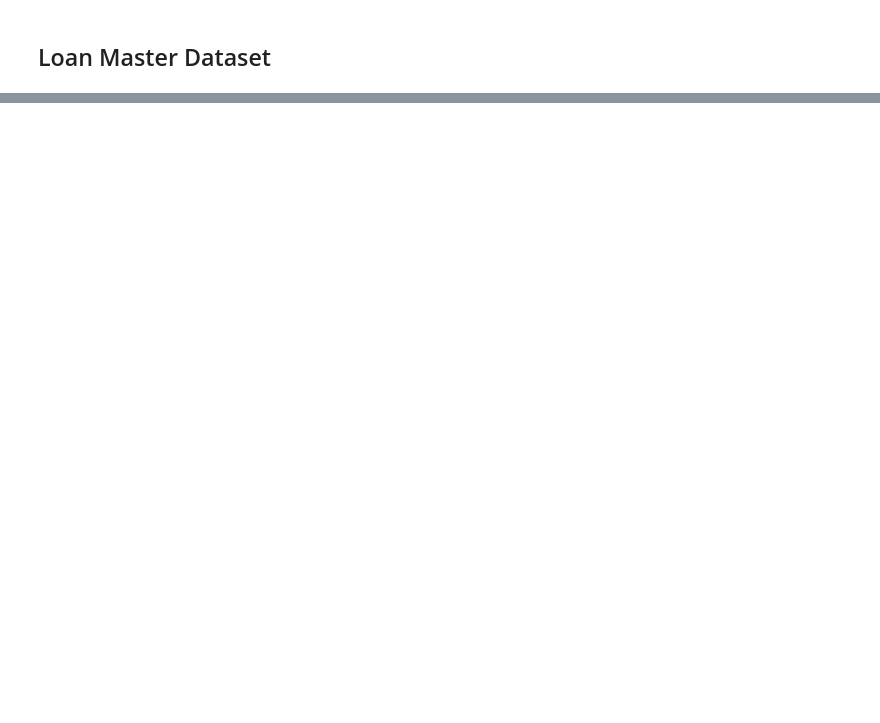
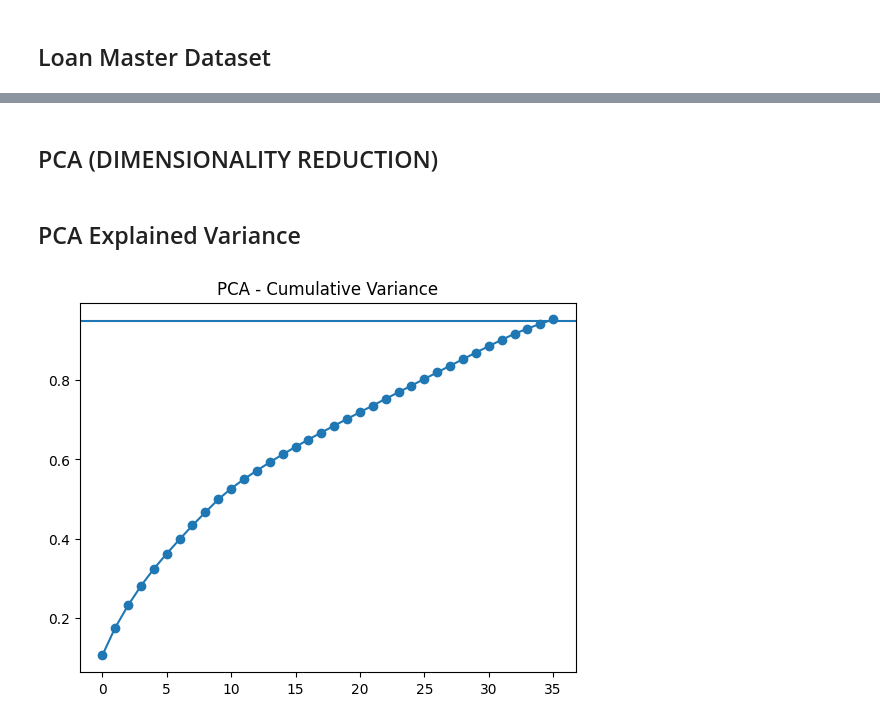
Before and after one commit to Natt2509/Thesis, a Jupyter notebook: Project.ipynb, the cells around one changed output, grey strips where cells are left out. Cells and saved outputs as stored; diff of their text form; code cells hidden in the pictures; blank space fills up the shorter version.

```diff
--- a/Project.ipynb
+++ b/Project.ipynb
@@ -193,0 +279,5 @@ df['Risk_Level'] = df['PARCategory'].apply(risk_level)
+# %%
+df_model = df.drop(columns=['ACC', 'CID', 'PARCategory'], errors='ignore')
+# %%
+X = df_model.drop(columns=['Risk_Level'])
+y = df_model['Risk_Level']
@@ -193,0 +295,5 @@ df['Risk_Level'] = df['PARCategory'].apply(risk_level)
+# %%
+from sklearn.preprocessing import StandardScaler
+
+scaler = StandardScaler()
+X_scaled = scaler.fit_transform(X)
@@ -193,0 +349,21 @@ df['Risk_Level'] = df['PARCategory'].apply(risk_level)
+# %% [markdown]
+## PCA (DIMENSIONALITY REDUCTION)
+# %%
+from sklearn.decomposition import PCA
+
+pca = PCA(n_components=0.95)
+X_pca = pca.fit_transform(X_scaled)
+# %% [markdown]
+## PCA Explained Variance
+# %%
+import numpy as np
+
+cum_var = np.cumsum(pca.explained_variance_ratio_)
+
+plt.figure()
+plt.plot(cum_var, marker='o')
+plt.axhline(y=0.95)
+plt.title("PCA - Cumulative Variance")
+plt.show()
+# %% [output]
+[figure, added]
```
Also changed, not shown: parts of 98 cells of this notebook.
